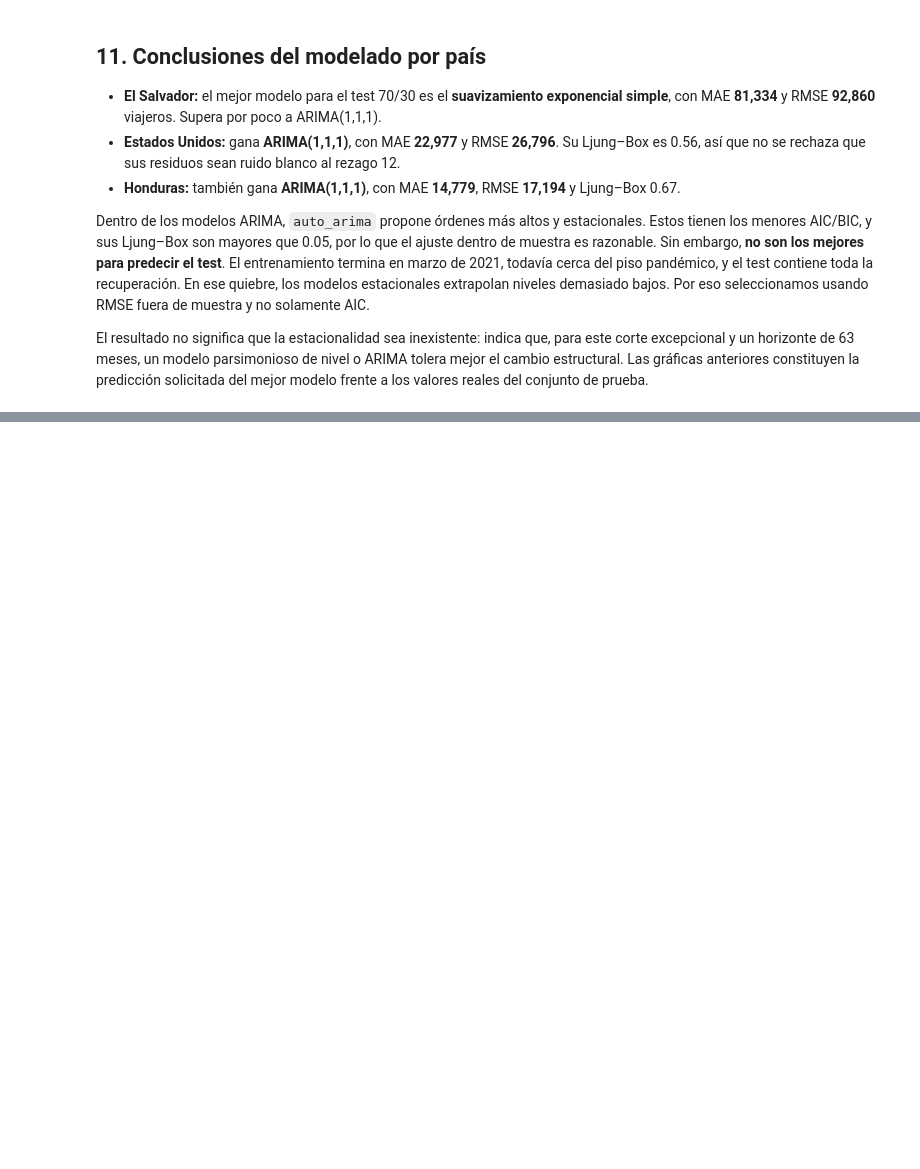
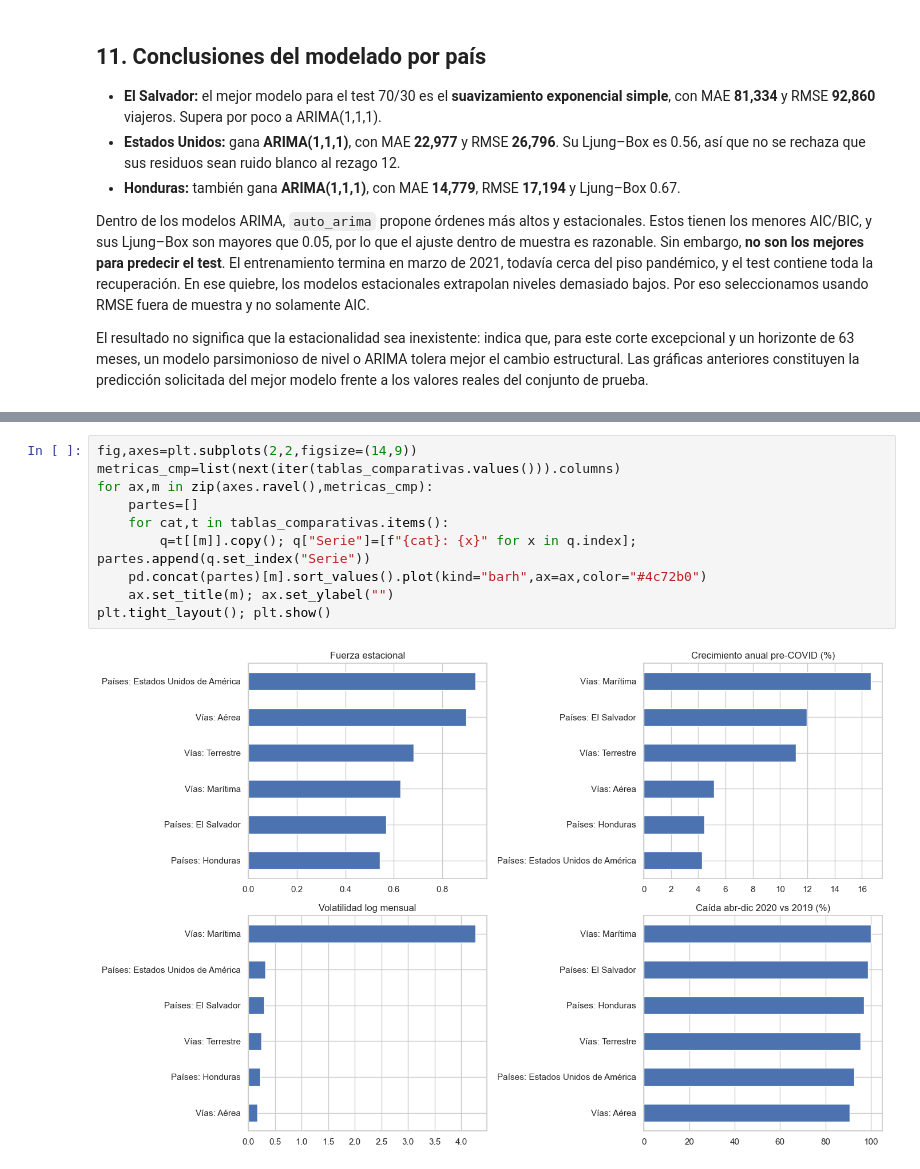
Before and after one commit to nicoCT04/Lab1DataScience, a Jupyter notebook: Lab1_Series_Paises.ipynb, the cells around one changed output, grey strips where cells are left out. Cells and saved outputs as stored; diff of their text form; blank space fills up the shorter version.

Commit message:
incorpora comparacion estadistica de series

```diff
--- a/Lab1_Series_Paises.ipynb
+++ b/Lab1_Series_Paises.ipynb
@@ -462,0 +532,12 @@ El resultado no significa que la estacionalidad sea inexistente: indica que, par
+# %%
+fig,axes=plt.subplots(2,2,figsize=(14,9))
+metricas_cmp=list(next(iter(tablas_comparativas.values())).columns)
+for ax,m in zip(axes.ravel(),metricas_cmp):
+    partes=[]
+    for cat,t in tablas_comparativas.items():
+        q=t[[m]].copy(); q["Serie"]=[f"{cat}: {x}" for x in q.index]; partes.append(q.set_index("Serie"))
+    pd.concat(partes)[m].sort_values().plot(kind="barh",ax=ax,color="#4c72b0")
+    ax.set_title(m); ax.set_ylabel("")
+plt.tight_layout(); plt.show()
+# %% [output]
+[figure, added]
```
Also changed, not shown: parts of 6 cells of this notebook.
